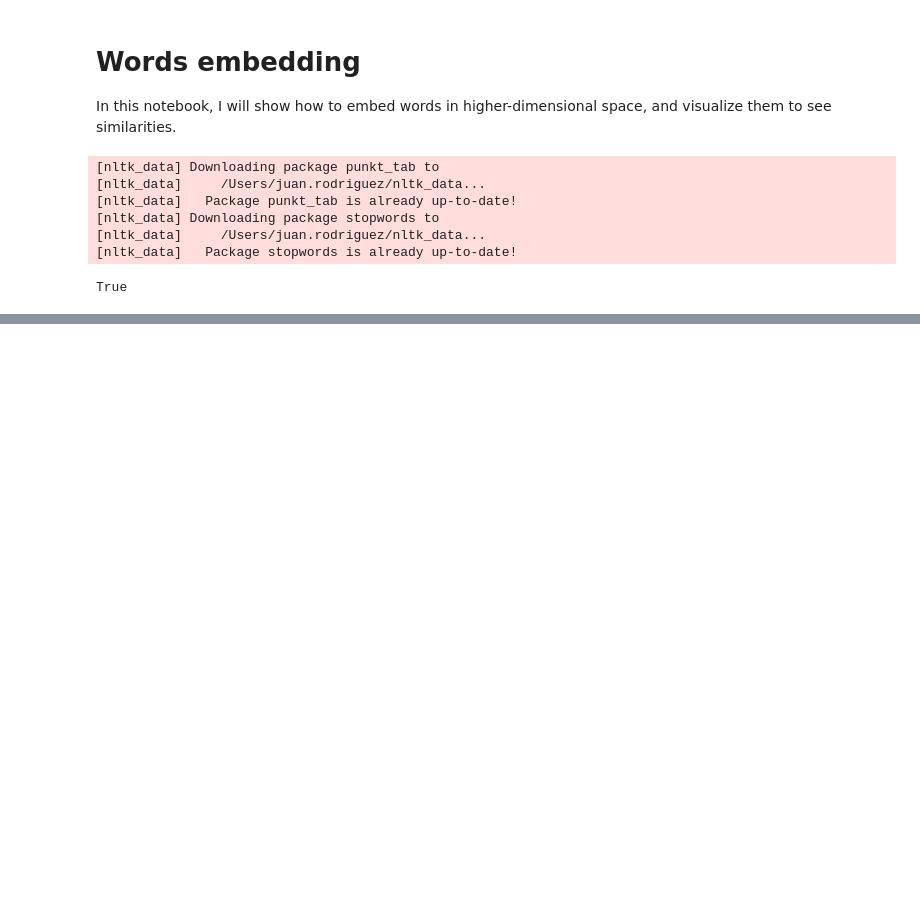
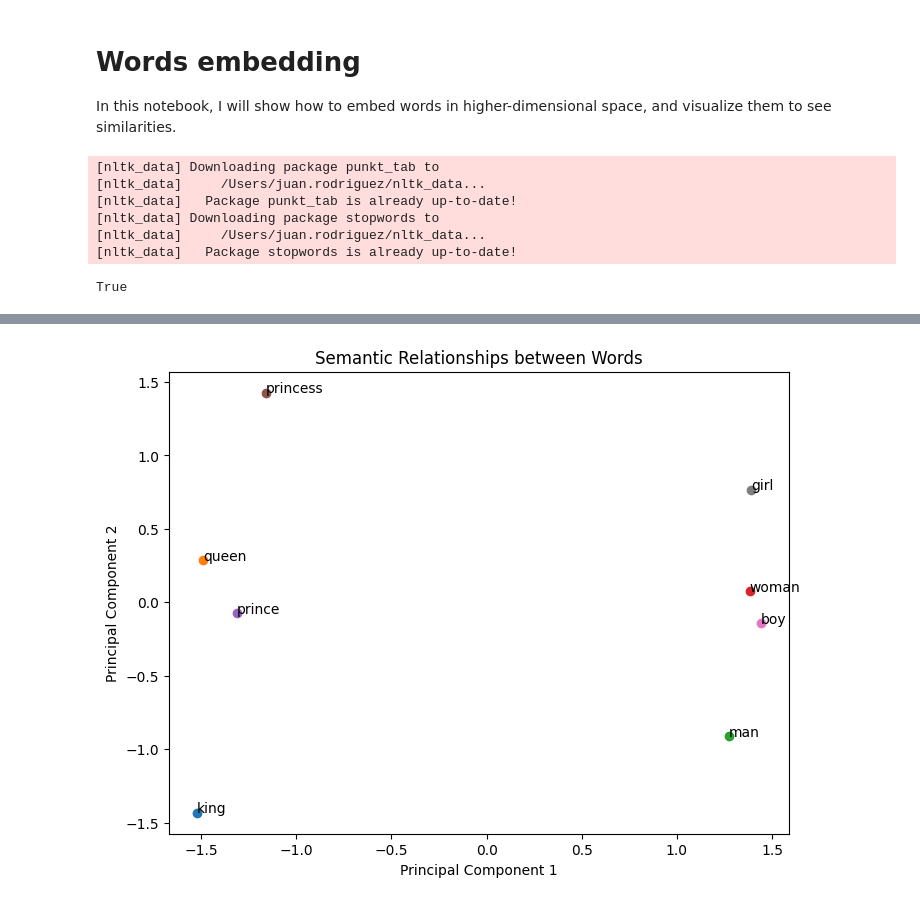
Before and after one commit to juanfrh7/Transformers, a Jupyter notebook: notebooks/words_embeddings.ipynb, the cells around one changed output, grey strips where cells are left out. Drawn from its saved outputs; the diff is of its cells as text; code cells hidden in the pictures; blank space fills up the shorter version.

```diff
--- a/notebooks/words_embeddings.ipynb
+++ b/notebooks/words_embeddings.ipynb
@@ -115,0 +124,20 @@ plt.show()
+# %%
+words = ['king', 'queen', 'man', 'woman', 'prince', 'princess', 'boy', 'girl']
+vectors = [model[word] for word in words]
+
+# PCA object to reduce the data to 2 dimensions (so it can be plotted in a 2D space)
+pca = PCA(n_components=2)
+# Transform the vectors to 2 dimensions
+reduced_vectors = pca.fit_transform(vectors)
+
+plt.figure(figsize=(8, 6))
+for i, word in enumerate(words):
+    plt.scatter(reduced_vectors[i, 0], reduced_vectors[i, 1])
+    plt.annotate(word, (reduced_vectors[i, 0], reduced_vectors[i, 1]))
+
+plt.title('Semantic Relationships between Words')
+plt.xlabel('Principal Component 1')
+plt.ylabel('Principal Component 2')
+plt.show()
+# %% [output]
+[figure, added]
```
Also changed, not shown: parts of 15 cells of this notebook.
